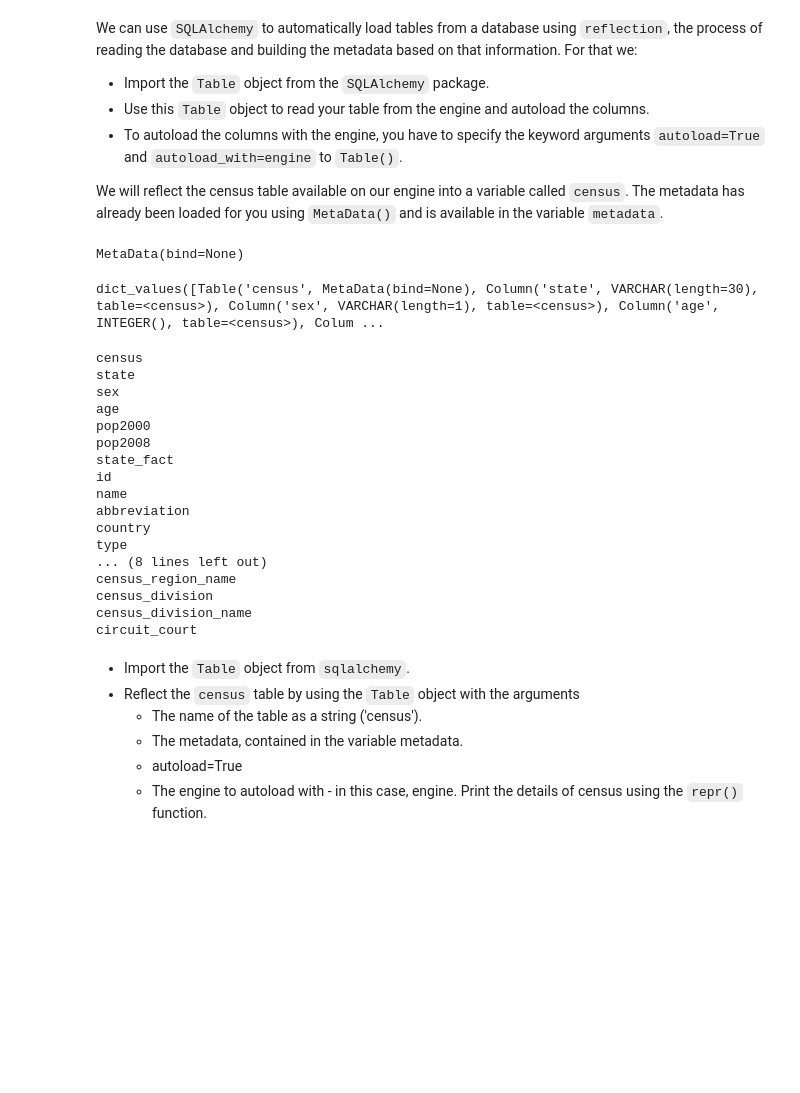
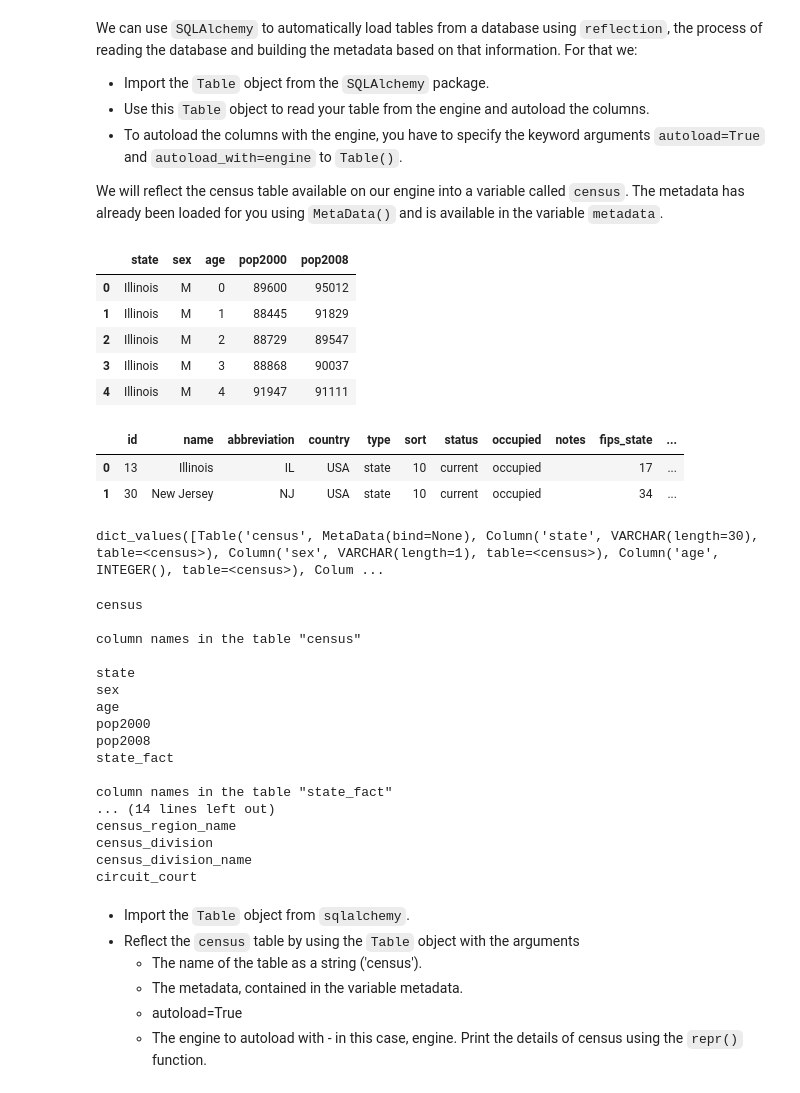
Before and after one commit to marcotav/data-engineering-tutorials, a Jupyter notebook: databases/notebooks/databases.ipynb, the cells around one changed output. Cells and saved outputs as stored; diff of their text form; code cells hidden in the pictures; blank space fills up the shorter version.

```diff
--- a/databases/notebooks/databases.ipynb
+++ b/databases/notebooks/databases.ipynb
@@ -80,10 +122,19 @@ from sqlalchemy import MetaData
 metadata = MetaData()
 # %%
 metadata.reflect(engine)
-# %%
-metadata
-# %% [output]
-MetaData(bind=None)
+# %%
+census_df.head()
+state_fact_df.head(2)
+# %% [output]
+|  | state | sex | age | pop2000 | pop2008 |
+| 0 | Illinois | M | 0 | 89600 | 95012 |
+| 1 | Illinois | M | 1 | 88445 | 91829 |
+| 2 | Illinois | M | 2 | 88729 | 89547 |
+| 3 | Illinois | M | 3 | 88868 | 90037 |
+| 4 | Illinois | M | 4 | 91947 | 91111 |
+|  | id | name | abbreviation | country | type | sort | status | occupied | notes | fips_state | ... |
+| 0 | 13 | Illinois | IL | USA | state | 10 | current | occupied |  | 17 | ... |
+| 1 | 30 | New Jersey | NJ | USA | state | 10 | current | occupied |  | 34 | ... |
 # %%
 metadata.tables.values()
 # %% [output]
@@ -91,22 +142,26 @@ dict_values([Table('census', MetaData(bind=None), Column('state', VARCHAR(length
 # %%
 for table in metadata.tables.values():
     print(table.name)
+    print('')
+#     print(table.c)
+#     print('')
+    print('column names in the table "{}"'.format(table.name),'\n')
     for column in table.c:
         print(column.name)
 # %% [output]
 census
+
+column names in the table "census"
+
 state
 sex
 age
 pop2000
 pop2008
 state_fact
-id
-name
-abbreviation
-country
-type
-... (8 lines left out)
+
+column names in the table "state_fact"
+... (14 lines left out)
 census_region_name
 census_division
 census_division_name
```
Also changed, not shown: parts of 20 cells of this notebook.
